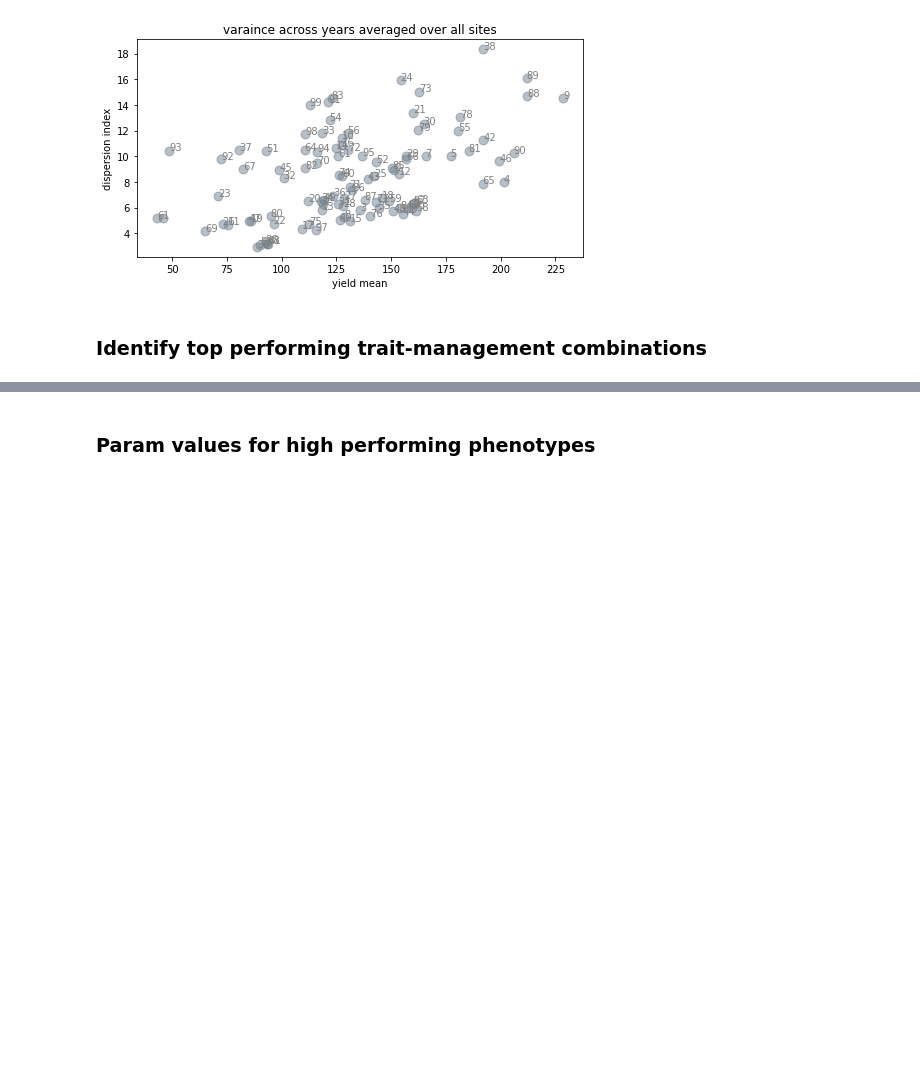
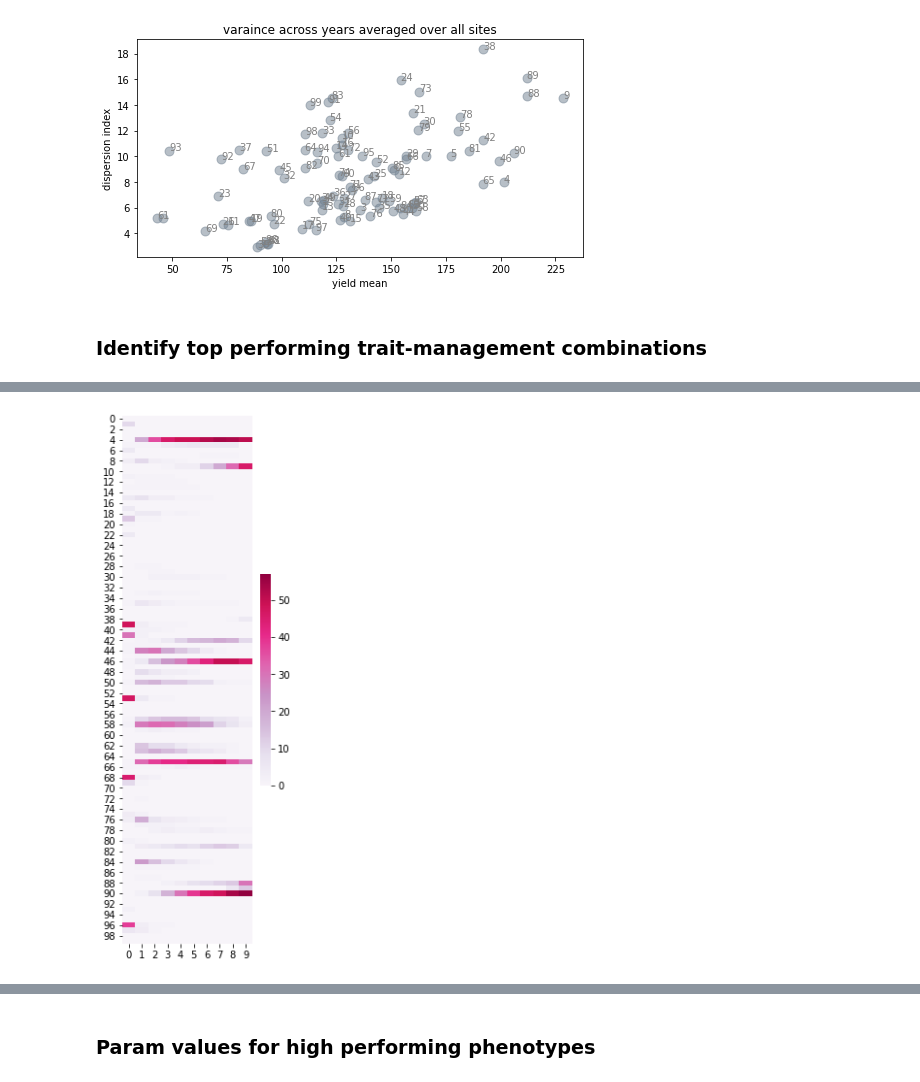
Before and after one commit to jennhsiao/upscale, a Jupyter notebook: notebooks/analys_performance.ipynb, the cells around one changed output, grey strips where cells are left out. Cells and saved outputs as stored; diff of their text form; code cells hidden in the pictures; blank space fills up the shorter version.

```diff
--- a/notebooks/analys_performance.ipynb
+++ b/notebooks/analys_performance.ipynb
@@ -141,0 +96,14 @@ fig.subplots_adjust(bottom=0.15)
+# %%
+n_pheno = 5
+intervals=10
+
+df_pheno_prevalence = top_pheno_prevalence('present', n_pheno, intervals)
+
+fig = plt.figure(figsize=(3,10))
+mp = sns.heatmap(df_pheno_prevalence,
+                 cmap=PuRd_8.mpl_colormap, vmin=0,
+                 cbar_kws={'shrink': 0.4})
+
+#plt.savefig('/home/disk/eos8/ach315/upscale/figs/toppheno_prevalence_original.png', format='png', dpi=800)
+# %% [output]
+[figure, added]
```
Also changed, not shown: parts of 14 cells of this notebook, 5 other files.
